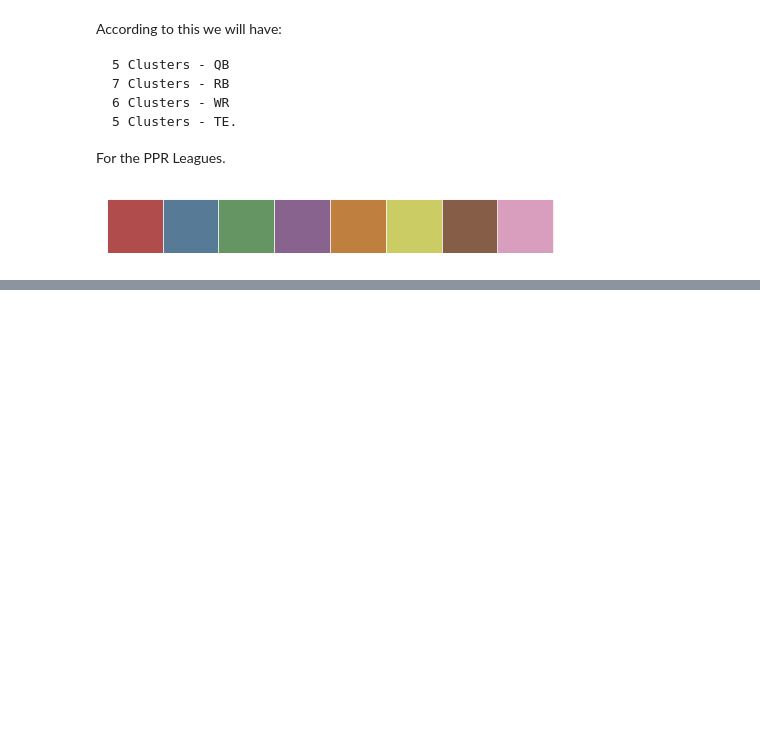
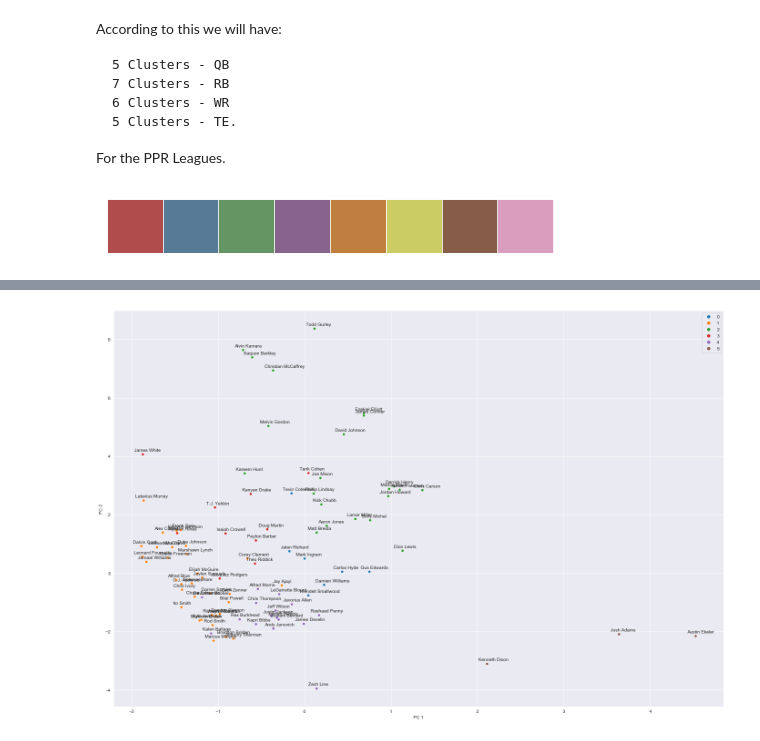
Before and after one commit to desaiiviral/Projects, a Jupyter notebook: Fantasy Ranking.ipynb, the cells around one changed output, grey strips where cells are left out. Drawn from its saved outputs; the diff is of its cells as text; code cells hidden in the pictures; blank space fills up the shorter version.

```diff
--- a/Fantasy Ranking.ipynb
+++ b/Fantasy Ranking.ipynb
@@ -294,12 +295,21 @@ ax = sns.scatterplot(stats_norm_pos['QB']['PC 1'], stats_norm_pos['QB']['PC 2'],
 # %%
 #gmm using 6 components
-gmm = GaussianMixture(n_components = 8, covariance_type = 'full', random_state = 0).fit(a)
+gmm = GaussianMixture(n_components = 6, covariance_type = 'full', random_state = 0).fit(stats_norm_pos['RB'])
 
 #labeling our points based on GMM
-labels = gmm.predict(a)
+labels = gmm.predict(stats_norm_pos['RB'])
 
-results = pd.DataFrame()
-results['Player'] = a.index.values
-results['Cluster Number'] = labels
+#storing labels to our dataset
+stats_norm_pos['RB']['Cluster'] = labels
+
+#changing fig size
+plt.figure(figsize = (24,16))
+ax = sns.scatterplot(stats_norm_pos['RB']['PC 1'], stats_norm_pos['RB']['PC 2'], hue = labels, legend = 'full',
+                palette = current[0:6])
+
+for i, txt in enumerate(stats_norm_pos['RB'].index.values):
+    ax.annotate(txt, (stats_norm_pos['RB']['PC 1'][i] - 0.1, stats_norm_pos['RB']['PC 2'][i] + 0.1))
 
 #This clustering type gives you the 7 different player types
+# %% [output]
+[figure, added]
```
Also changed, not shown: parts of 3 cells of this notebook.
